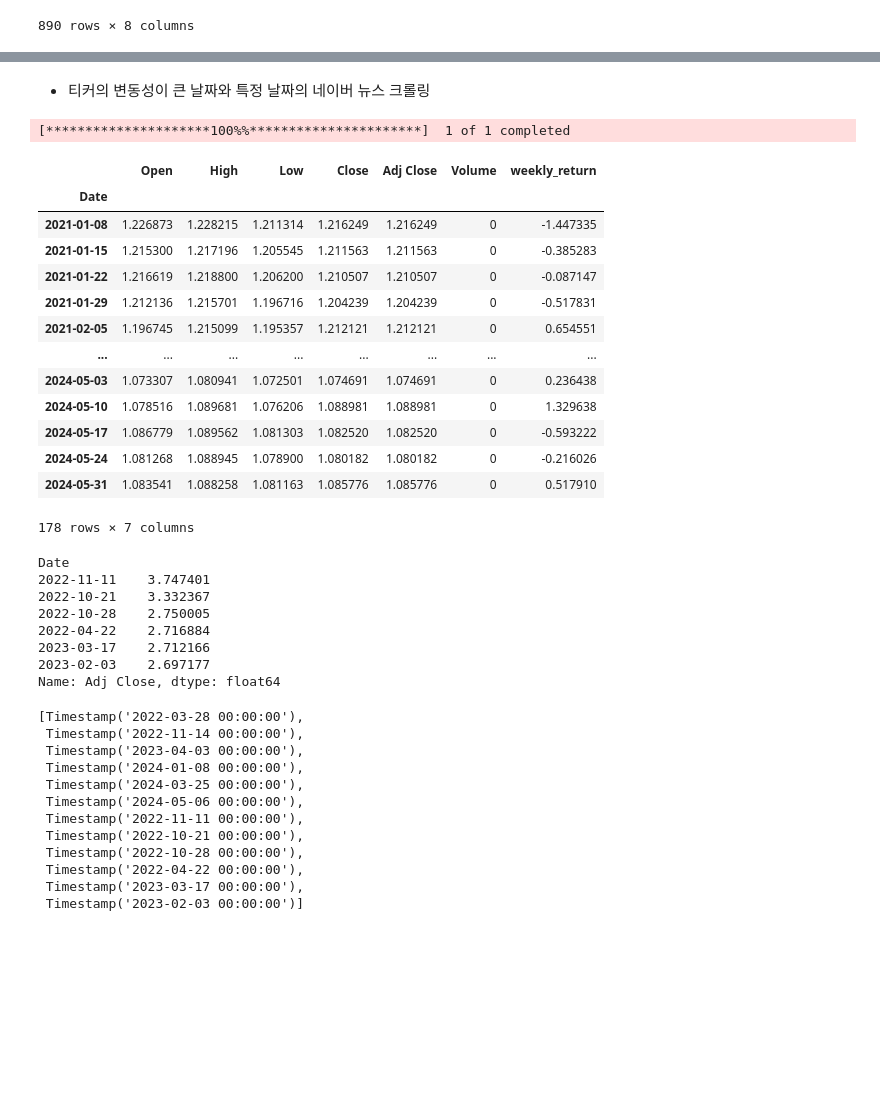
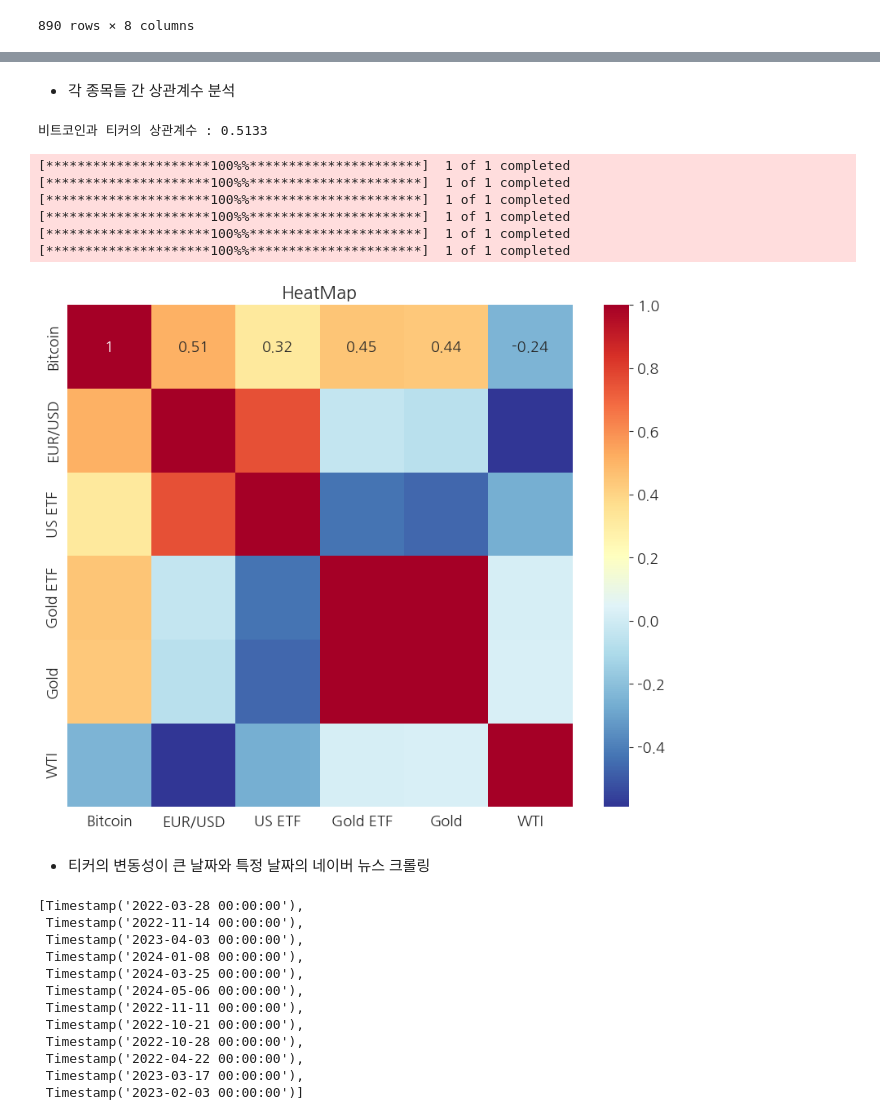
Before and after one commit to Ahram-Jeong/python-ml, a Jupyter notebook: project/yahoo_finance_ data_analysis.ipynb, the cells around one changed output, grey strips where cells are left out. Drawn from its saved outputs; the diff is of its cells as text; code cells hidden in the pictures; blank space fills up the shorter version.

```diff
--- a/project/yahoo_finance_ data_analysis.ipynb
+++ b/project/yahoo_finance_ data_analysis.ipynb
@@ -277,0 +179,11 @@ plt.show()
+# %% [markdown]
+- 각 종목들 간 상관계수 분석
+# %%
+# 비트코인과 티커의 상관계수 계산
+df_close = pd.concat([bit_ticker["Adj Close"], ticker["Adj Close"]], axis = 1)
+df_close.columns = ["bit_close", "tk_close"]
+df_close = df_close.dropna()
+corr_coefficient = np.corrcoef(df_close["bit_close"], df_close["tk_close"])[0, 1]
+print(f"비트코인과 티커의 상관계수 : {corr_coefficient:.4f}")
+# %% [output]
+비트코인과 티커의 상관계수 : 0.5133
@@ -278,39 +195,20 @@ plt.show()
+# %%
+# 상관계수 시각화 - Heatmap
+corr_matrix = pd.DataFrame({'Bitcoin': daily_adj_close(bitcoin, start_date, end_date), 'EUR/USD': daily_adj_close(usd, start_date, end_date), 'US ETF' : daily_adj_close(us_etf, start_date, end_date), 'Gold ETF' : daily_adj_close(gold_etf, start_date, end_date), 'Gold' : daily_adj_close(gold, start_date, end_date), 'WTI' : daily_adj_close(wti, start_date, end_date)}).corr()
+plt.rc("font", family = "NanumGothic", size = 13)
+plt.rcParams["axes.unicode_minus"] = False
+plt.figure(figsize=(10, 8))
+sns.heatmap(corr_matrix, annot = True, cmap='RdYlBu_r', cbar=True)
+plt.title("HeatMap")
+plt.show()
+# %% [output]
+[*********************100%%**********************]  1 of 1 completed
+[*********************100%%**********************]  1 of 1 completed
+[*********************100%%**********************]  1 of 1 completed
+[*********************100%%**********************]  1 of 1 completed
+[*********************100%%**********************]  1 of 1 completed
+[*********************100%%**********************]  1 of 1 completed
+[figure, added]
 # %% [markdown]
 - 티커의 변동성이 큰 날짜와 특정 날짜의 네이버 뉴스 크롤링
-# %%
-# 주간 티커 데이터 수집
-ticker_wk = ticker_data_wk(usd, start_date, end_date)
-ticker_wk
-# %% [output]
-[*********************100%%**********************]  1 of 1 completed
-|  | Open | High | Low | Close | Adj Close | Volume | weekly_return |
-| Date |  |  |  |  |  |  |  |
-| 2021-01-08 | 1.226873 | 1.228215 | 1.211314 | 1.216249 | 1.216249 | 0 | -1.447335 |
-| 2021-01-15 | 1.215300 | 1.217196 | 1.205545 | 1.211563 | 1.211563 | 0 | -0.385283 |
-| 2021-01-22 | 1.216619 | 1.218800 | 1.206200 | 1.210507 | 1.210507 | 0 | -0.087147 |
-| 2021-01-29 | 1.212136 | 1.215701 | 1.196716 | 1.204239 | 1.204239 | 0 | -0.517831 |
-| 2021-02-05 | 1.196745 | 1.215099 | 1.195357 | 1.212121 | 1.212121 | 0 | 0.654551 |
-| ... | ... | ... | ... | ... | ... | ... | ... |
-| 2024-05-03 | 1.073307 | 1.080941 | 1.072501 | 1.074691 | 1.074691 | 0 | 0.236438 |
-| 2024-05-10 | 1.078516 | 1.089681 | 1.076206 | 1.088981 | 1.088981 | 0 | 1.329638 |
-| 2024-05-17 | 1.086779 | 1.089562 | 1.081303 | 1.082520 | 1.082520 | 0 | -0.593222 |
-| 2024-05-24 | 1.081268 | 1.088945 | 1.078900 | 1.080182 | 1.080182 | 0 | -0.216026 |
-| 2024-05-31 | 1.083541 | 1.088258 | 1.081163 | 1.085776 | 1.085776 | 0 | 0.517910 |
-178 rows × 7 columns
-# %%
-# 상승, 하락이 관계 없는 주간 변동성 추출
-ticker_chg_abs = (ticker_wk["Adj Close"].pct_change()*100).abs()
-# 변동성 큰 구간 TOP6
-large_chg = ticker_chg_abs.sort_values(ascending = False)
-top6_chg = large_chg[:6]
-top6_chg
-# %% [output]
-Date
-2022-11-11    3.747401
-2022-10-21    3.332367
-2022-10-28    2.750005
-2022-04-22    2.716884
-2023-03-17    2.712166
-2023-02-03    2.697177
-Name: Adj Close, dtype: float64
 # %%
```
Also changed, not shown: parts of 19 cells of this notebook.
